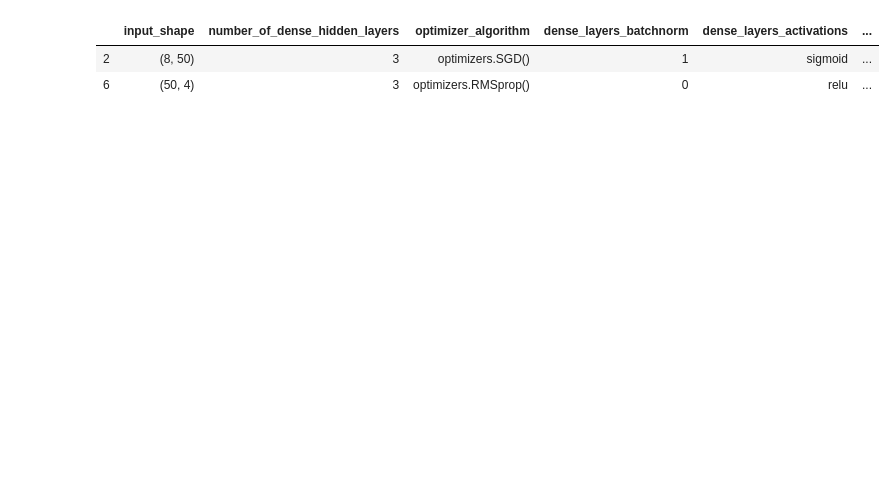
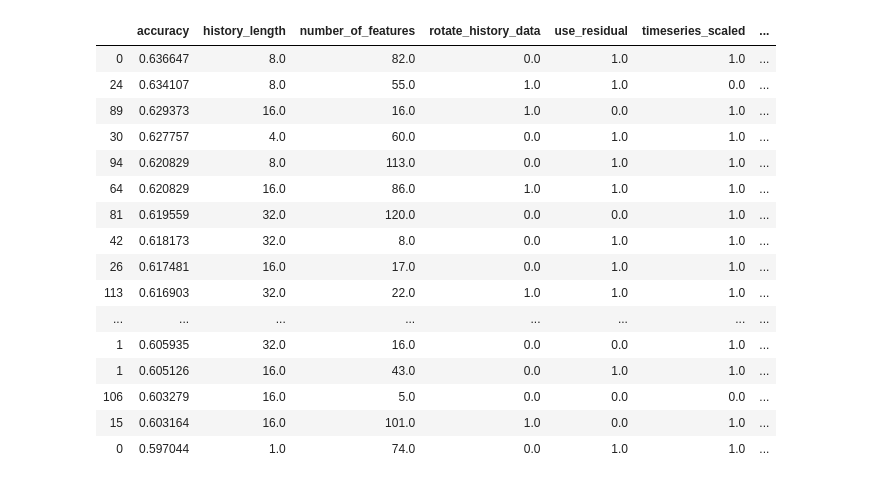
Before and after one commit to tristan00/sports_predictor, a Jupyter notebook: nba/nn_tracking.ipynb, the cells around one changed output. Saved outputs shown, nothing was run; the diff lists cells and outputs as text; code cells hidden in the pictures; blank space fills up the shorter version.

```diff
--- a/nba/nn_tracking.ipynb
+++ b/nba/nn_tracking.ipynb
@@ -10,4 +79,5 @@ pd.set_option('display.width', 1000)
 # %%
-df = pd.concat([pd.read_csv(i) for i in glob.glob('/media/td/Samsung_T5/sports/nba/nn_architectures*')])
-df.sort_values('accuracy', ascending = False).replace(False, 0).replace(True, 1).head(20)
+
+df = pd.concat([pd.read_csv(i) for i in glob.glob('/media/td/Samsung_T5/sports/nba/nn_architectures*')]).replace(False, 0).replace(True, 1)
+df.shape
 # %% [output]
@@ -20,4 +112,3 @@ df.sort_values('accuracy', ascending = False).replace(False, 0).replace(True, 1)
 # %%
-df = pd.concat([pd.read_csv(i) for i in glob.glob('/media/td/Samsung_T5/sports/nba/nn_architectures*')])
-df[df['model_type'] == 'cnn'].sort_values('accuracy', ascending = False).replace(False, 0).replace(True, 1).head(20)
+df[df['model_type'] == 'cnn'].sort_values('accuracy', ascending = False)[relevant_cnn_columns].head(20)
 # %% [output]
@@ -25,8 +132,21 @@ df[df['model_type'] == 'cnn'].sort_values('accuracy', ascending = False).replace
 # %%
-df = pd.concat([pd.read_csv(i) for i in glob.glob('/media/td/Samsung_T5/sports/nba/nn_architectures*')])
-df[df['model_type'] == 'rnn'].sort_values('accuracy', ascending = False).replace(False, 0).replace(True, 1).head(20)
+df[df['model_type'] == 'rnn'].sort_values('accuracy', ascending = False)[relevant_rnn_columns].head(20)
 # %% [output]
-|  | input_shape | number_of_dense_hidden_layers | optimizer_algorithm | dense_layers_batchnorm | dense_layers_activations | ... |
-| 2 | (8, 50) | 3 | optimizers.SGD() | 1 | sigmoid | ... |
-| 6 | (50, 4) | 3 | optimizers.RMSprop() | 0 | relu | ... |
+|  | accuracy | history_length | number_of_features | rotate_history_data | use_residual | timeseries_scaled | ... |
+| 0 | 0.636647 | 8.0 | 82.0 | 0.0 | 1.0 | 1.0 | ... |
+| 24 | 0.634107 | 8.0 | 55.0 | 1.0 | 1.0 | 0.0 | ... |
+| 89 | 0.629373 | 16.0 | 16.0 | 1.0 | 0.0 | 1.0 | ... |
+| 30 | 0.627757 | 4.0 | 60.0 | 0.0 | 1.0 | 1.0 | ... |
+| 94 | 0.620829 | 8.0 | 113.0 | 0.0 | 1.0 | 1.0 | ... |
+| 64 | 0.620829 | 16.0 | 86.0 | 1.0 | 1.0 | 1.0 | ... |
+| 81 | 0.619559 | 32.0 | 120.0 | 0.0 | 0.0 | 1.0 | ... |
+| 42 | 0.618173 | 32.0 | 8.0 | 0.0 | 1.0 | 1.0 | ... |
+| 26 | 0.617481 | 16.0 | 17.0 | 0.0 | 1.0 | 1.0 | ... |
+| 113 | 0.616903 | 32.0 | 22.0 | 1.0 | 1.0 | 1.0 | ... |
+| ... | ... | ... | ... | ... | ... | ... | ... |
+| 1 | 0.605935 | 32.0 | 16.0 | 0.0 | 0.0 | 1.0 | ... |
+| 1 | 0.605126 | 16.0 | 43.0 | 0.0 | 1.0 | 1.0 | ... |
+| 106 | 0.603279 | 16.0 | 5.0 | 0.0 | 0.0 | 0.0 | ... |
+| 15 | 0.603164 | 16.0 | 101.0 | 1.0 | 0.0 | 1.0 | ... |
+| 0 | 0.597044 | 1.0 | 74.0 | 0.0 | 1.0 | 1.0 | ... |
 # %%
```
Also changed, not shown: parts of 11 cells of this notebook, 3 other files.
